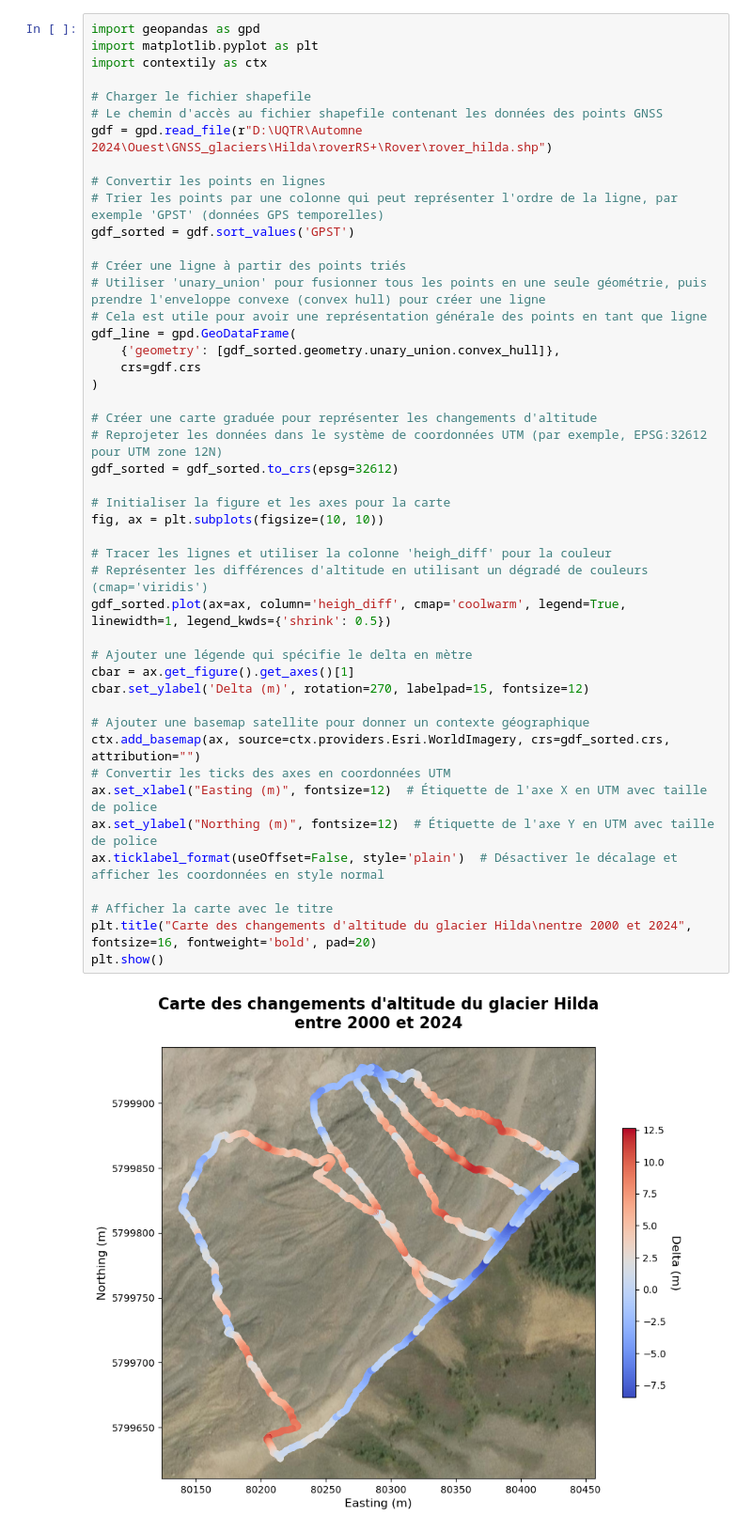
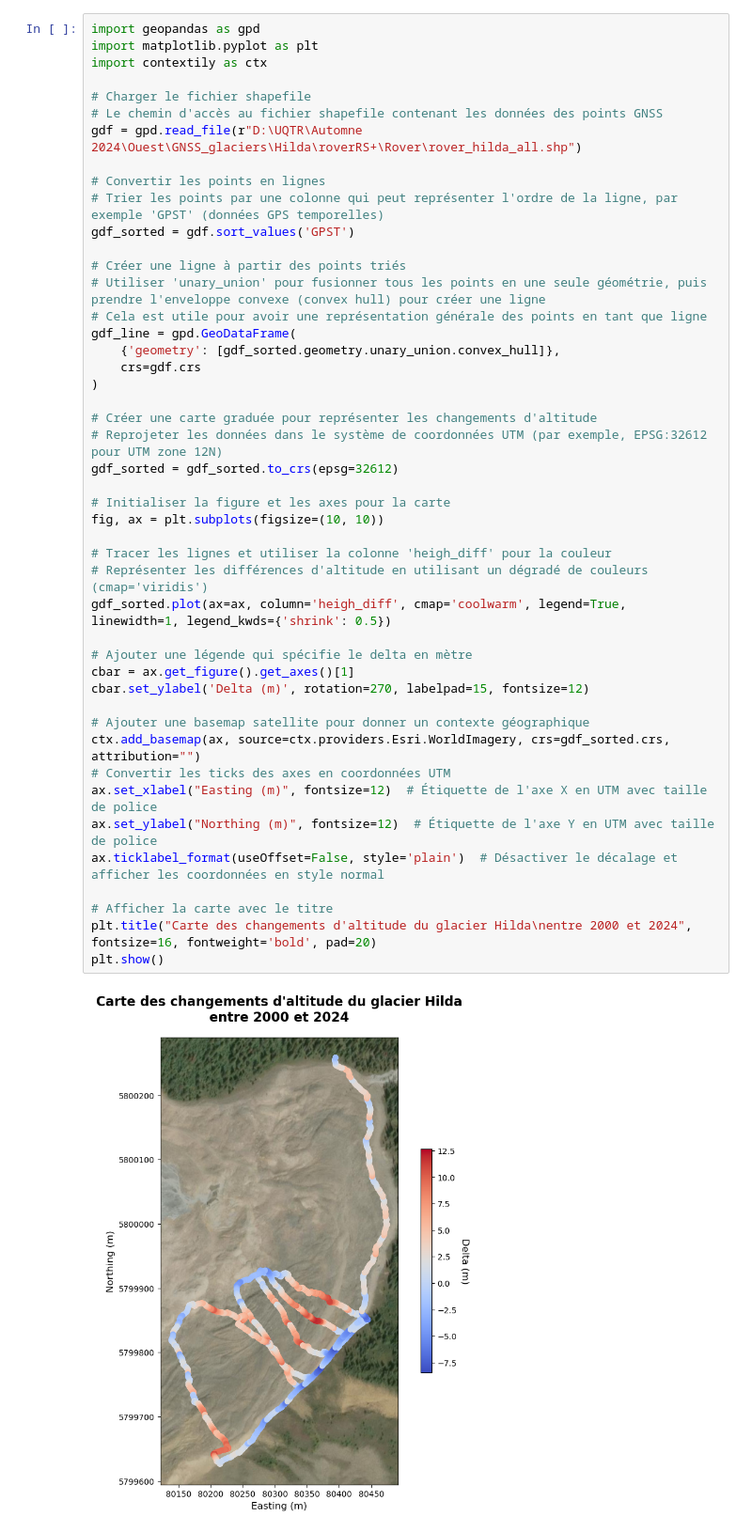
Before and after one commit to tofunori/Ouest, a Jupyter notebook: SRTM_DEM/delta_gnss_hilda.ipynb, the cells around one changed output. Shown at 94% size. Saved outputs shown, nothing was run; the diff lists cells and outputs as text.

```diff
--- a/SRTM_DEM/delta_gnss_hilda.ipynb
+++ b/SRTM_DEM/delta_gnss_hilda.ipynb
@@ -95,7 +95,7 @@ import contextily as ctx
 
 # Charger le fichier shapefile
 # Le chemin d'accès au fichier shapefile contenant les données des points GNSS
-gdf = gpd.read_file(r"D:\UQTR\Automne 2024\Ouest\GNSS_glaciers\Hilda\roverRS+\Rover\rover_hilda.shp")
+gdf = gpd.read_file(r"D:\UQTR\Automne 2024\Ouest\GNSS_glaciers\Hilda\roverRS+\Rover\rover_hilda_all.shp")
 
 # Convertir les points en lignes
 # Trier les points par une colonne qui peut représenter l'ordre de la ligne, par exemple 'GPST' (données GPS temporelles)
@@ -108,31 +108,31 @@ gdf_line = gpd.GeoDataFrame(
     {'geometry': [gdf_sorted.geometry.unary_union.convex_hull]},
     crs=gdf.crs
 )
 
 # Créer une carte graduée pour représenter les changements d'altitude
 # Reprojeter les données dans le système de coordonnées UTM (par exemple, EPSG:32612 pour UTM zone 12N)
 gdf_sorted = gdf_sorted.to_crs(epsg=32612)
 
 # Initialiser la figure et les axes pour la carte
 fig, ax = plt.subplots(figsize=(10, 10))
 
 # Tracer les lignes et utiliser la colonne 'heigh_diff' pour la couleur
 # Représenter les différences d'altitude en utilisant un dégradé de couleurs (cmap='viridis')
 gdf_sorted.plot(ax=ax, column='heigh_diff', cmap='coolwarm', legend=True, linewidth=1, legend_kwds={'shrink': 0.5})
 
 # Ajouter une légende qui spécifie le delta en mètre
 cbar = ax.get_figure().get_axes()[1]
 cbar.set_ylabel('Delta (m)', rotation=270, labelpad=15, fontsize=12)
 
 # Ajouter une basemap satellite pour donner un contexte géographique
 ctx.add_basemap(ax, source=ctx.providers.Esri.WorldImagery, crs=gdf_sorted.crs, attribution="")
 # Convertir les ticks des axes en coordonnées UTM
 ax.set_xlabel("Easting (m)", fontsize=12)  # Étiquette de l'axe X en UTM avec taille de police
 ax.set_ylabel("Northing (m)", fontsize=12)  # Étiquette de l'axe Y en UTM avec taille de police
 ax.ticklabel_format(useOffset=False, style='plain')  # Désactiver le décalage et afficher les coordonnées en style normal
 
 # Afficher la carte avec le titre
 plt.title("Carte des changements d'altitude du glacier Hilda\nentre 2000 et 2024", fontsize=16, fontweight='bold', pad=20)
 plt.show()
 # %% [output]
-[figure, old version]
+[figure, new version]
```
Also changed, not shown: parts of 4 cells of this notebook, 3 other files.
